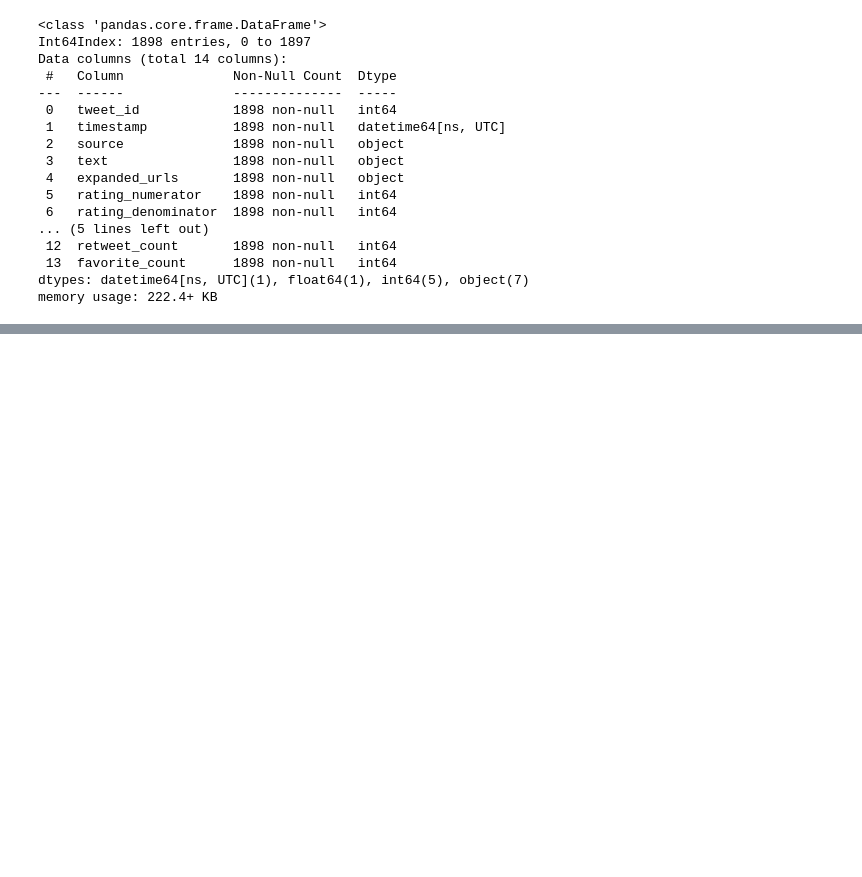
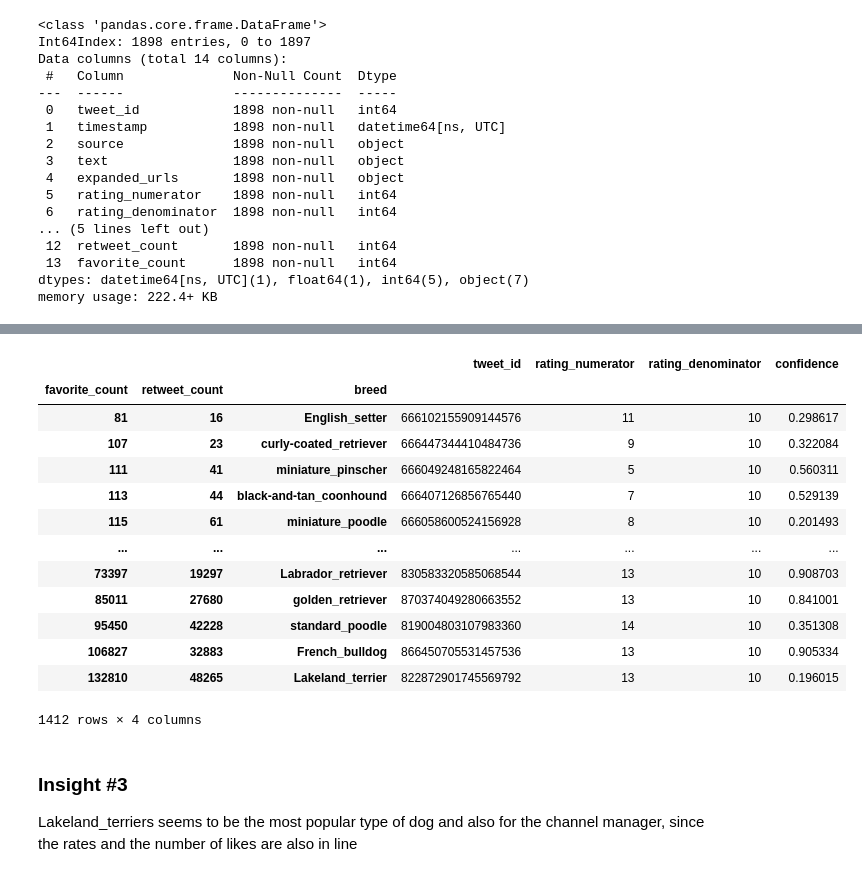
Before and after one commit to Chemapp/Dog-Data-Wrangling, a Jupyter notebook: wrangle_act.ipynb, the cells around one changed output, grey strips where cells are left out. Saved outputs shown, nothing was run; the diff lists cells and outputs as text; code cells hidden in the pictures; blank space fills up the shorter version.

```diff
--- a/wrangle_act.ipynb
+++ b/wrangle_act.ipynb
@@ -963,0 +1051,20 @@ df_clean.to_csv('master_Tweeter_file.csv', index = False)
+# %%
+df_clean.groupby(['favorite_count','retweet_count','breed']).mean()
+# %% [output]
+|  |  |  | tweet_id | rating_numerator | rating_denominator | confidence |
+| favorite_count | retweet_count | breed |  |  |  |  |
+| 81 | 16 | English_setter | 666102155909144576 | 11 | 10 | 0.298617 |
+| 107 | 23 | curly-coated_retriever | 666447344410484736 | 9 | 10 | 0.322084 |
+| 111 | 41 | miniature_pinscher | 666049248165822464 | 5 | 10 | 0.560311 |
+| 113 | 44 | black-and-tan_coonhound | 666407126856765440 | 7 | 10 | 0.529139 |
+| 115 | 61 | miniature_poodle | 666058600524156928 | 8 | 10 | 0.201493 |
+| ... | ... | ... | ... | ... | ... | ... |
+| 73397 | 19297 | Labrador_retriever | 830583320585068544 | 13 | 10 | 0.908703 |
+| 85011 | 27680 | golden_retriever | 870374049280663552 | 13 | 10 | 0.841001 |
+| 95450 | 42228 | standard_poodle | 819004803107983360 | 14 | 10 | 0.351308 |
+| 106827 | 32883 | French_bulldog | 866450705531457536 | 13 | 10 | 0.905334 |
+| 132810 | 48265 | Lakeland_terrier | 822872901745569792 | 13 | 10 | 0.196015 |
+1412 rows × 4 columns
+# %% [markdown]
+### Insight #3
+Lakeland_terriers seems to be the most popular type of dog and also for the channel manager, since the rates and the number of likes are also in line
```
Also changed, not shown: parts of 30 cells of this notebook, 13 other files.
